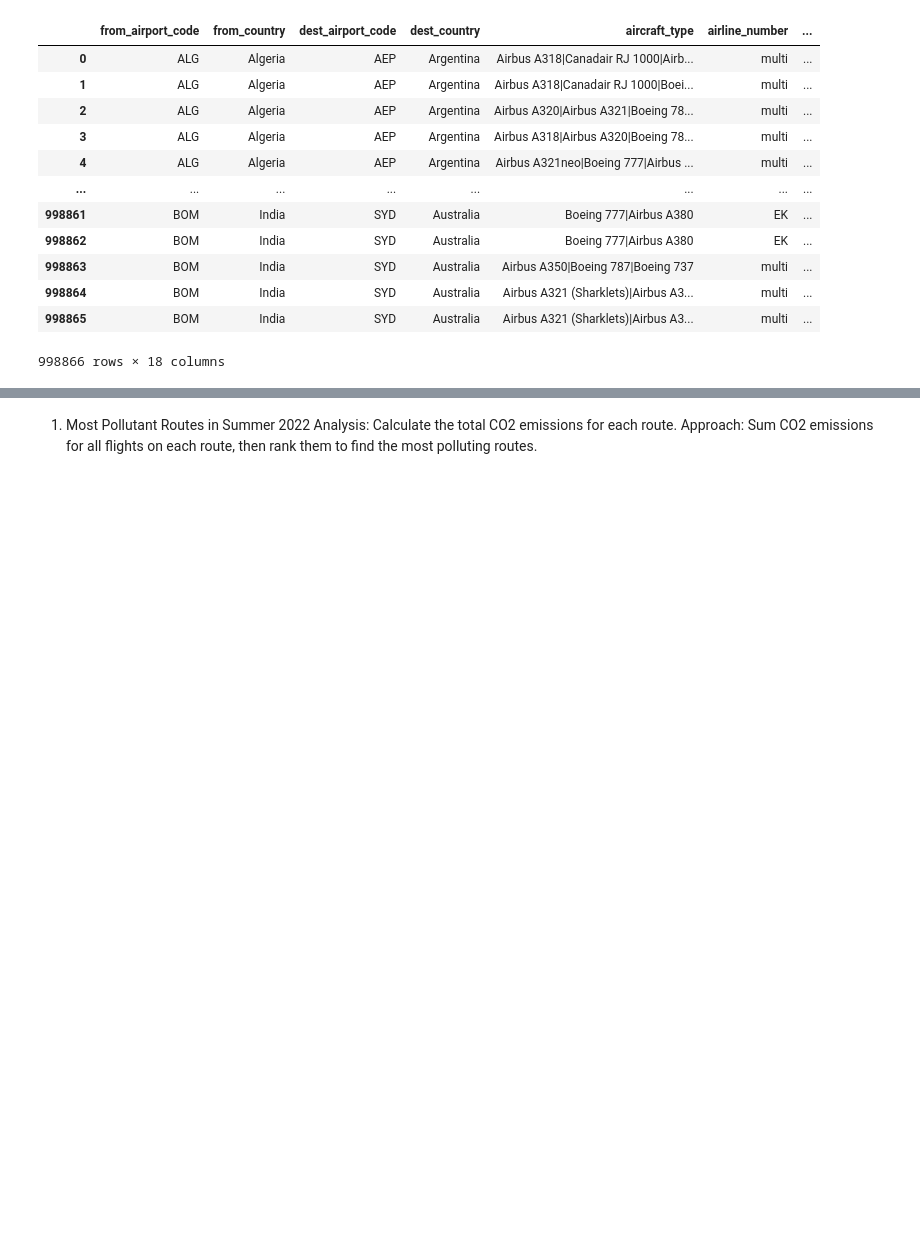
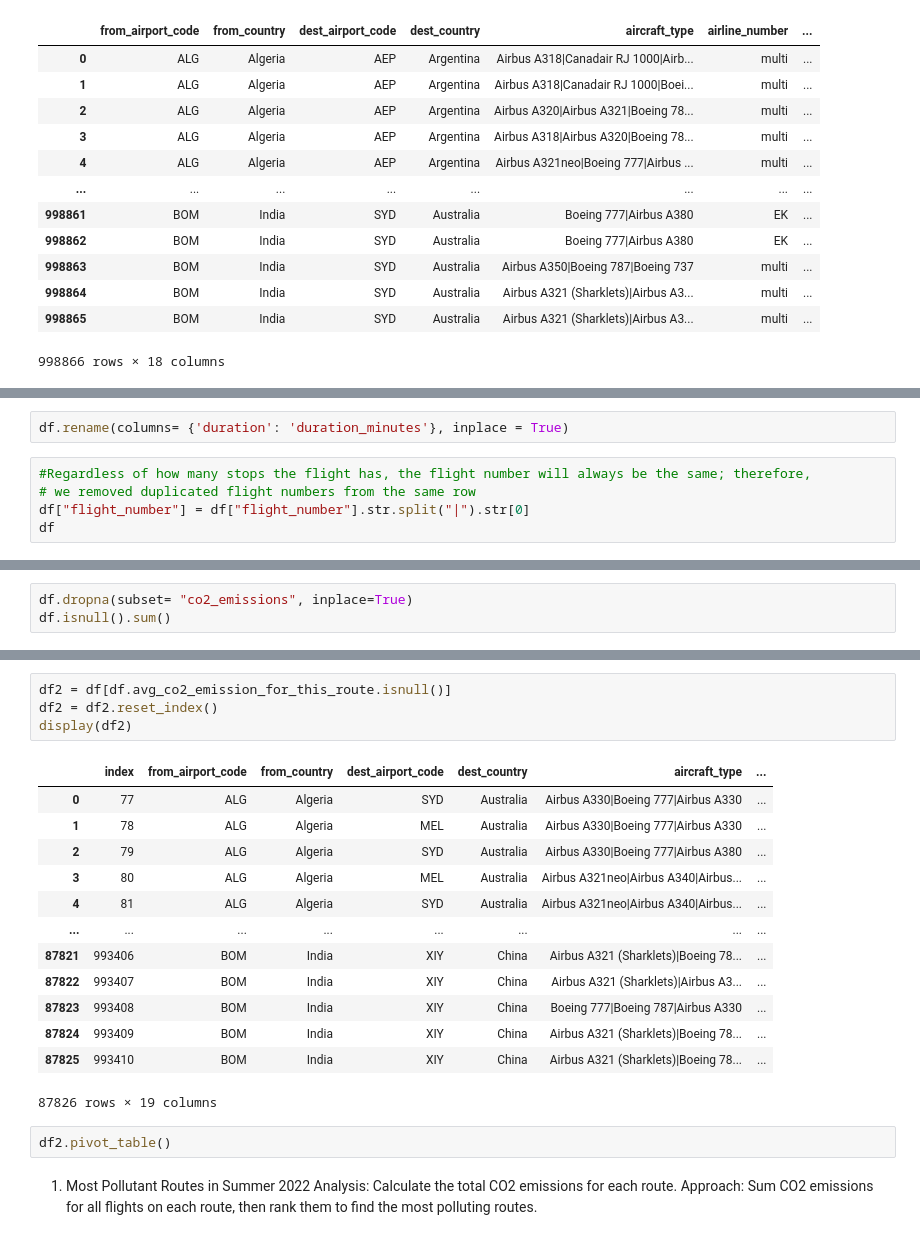
Before and after one commit to Josepdmo/Sky_Track_Project, a Jupyter notebook: Main.ipynb, the cells around one changed output, grey strips where cells are left out. Saved outputs shown, nothing was run; the diff lists cells and outputs as text; blank space fills up the shorter version.

```diff
--- a/Main.ipynb
+++ b/Main.ipynb
@@ -53,0 +38,7 @@ df[df.stops == 0].sort_values(by="duration", ascending=False)
+# %%
+df.rename(columns= {'duration': 'duration_minutes'}, inplace = True)
+# %%
+#Regardless of how many stops the flight has, the flight number will always be the same; therefore,
+# we removed duplicated flight numbers from the same row
+df["flight_number"] = df["flight_number"].str.split("|").str[0]
+df
@@ -53,0 +59,3 @@ df[df.stops == 0].sort_values(by="duration", ascending=False)
+# %%
+df.dropna(subset= "co2_emissions", inplace=True)
+df.isnull().sum()
@@ -54,3 +82,23 @@ df[df.stops == 0].sort_values(by="duration", ascending=False)
+# %%
+df2 = df[df.avg_co2_emission_for_this_route.isnull()]
+df2 = df2.reset_index()
+display(df2)
+# %% [output]
+|  | index | from_airport_code | from_country | dest_airport_code | dest_country | aircraft_type | ... |
+| 0 | 77 | ALG | Algeria | SYD | Australia | Airbus A330|Boeing 777|Airbus A330 | ... |
+| 1 | 78 | ALG | Algeria | MEL | Australia | Airbus A330|Boeing 777|Airbus A330 | ... |
+| 2 | 79 | ALG | Algeria | SYD | Australia | Airbus A330|Boeing 777|Airbus A380 | ... |
+| 3 | 80 | ALG | Algeria | MEL | Australia | Airbus A321neo|Airbus A340|Airbus... | ... |
+| 4 | 81 | ALG | Algeria | SYD | Australia | Airbus A321neo|Airbus A340|Airbus... | ... |
+| ... | ... | ... | ... | ... | ... | ... | ... |
+| 87821 | 993406 | BOM | India | XIY | China | Airbus A321 (Sharklets)|Boeing 78... | ... |
+| 87822 | 993407 | BOM | India | XIY | China | Airbus A321 (Sharklets)|Airbus A3... | ... |
+| 87823 | 993408 | BOM | India | XIY | China | Boeing 777|Boeing 787|Airbus A330 | ... |
+| 87824 | 993409 | BOM | India | XIY | China | Airbus A321 (Sharklets)|Boeing 78... | ... |
+| 87825 | 993410 | BOM | India | XIY | China | Airbus A321 (Sharklets)|Boeing 78... | ... |
+87826 rows × 19 columns
+# %%
+df2.pivot_table()
 # %% [markdown]
 1. Most Pollutant Routes in Summer 2022
 Analysis: Calculate the total CO2 emissions for each route.
```
Also changed, not shown: parts of 4 cells of this notebook.
